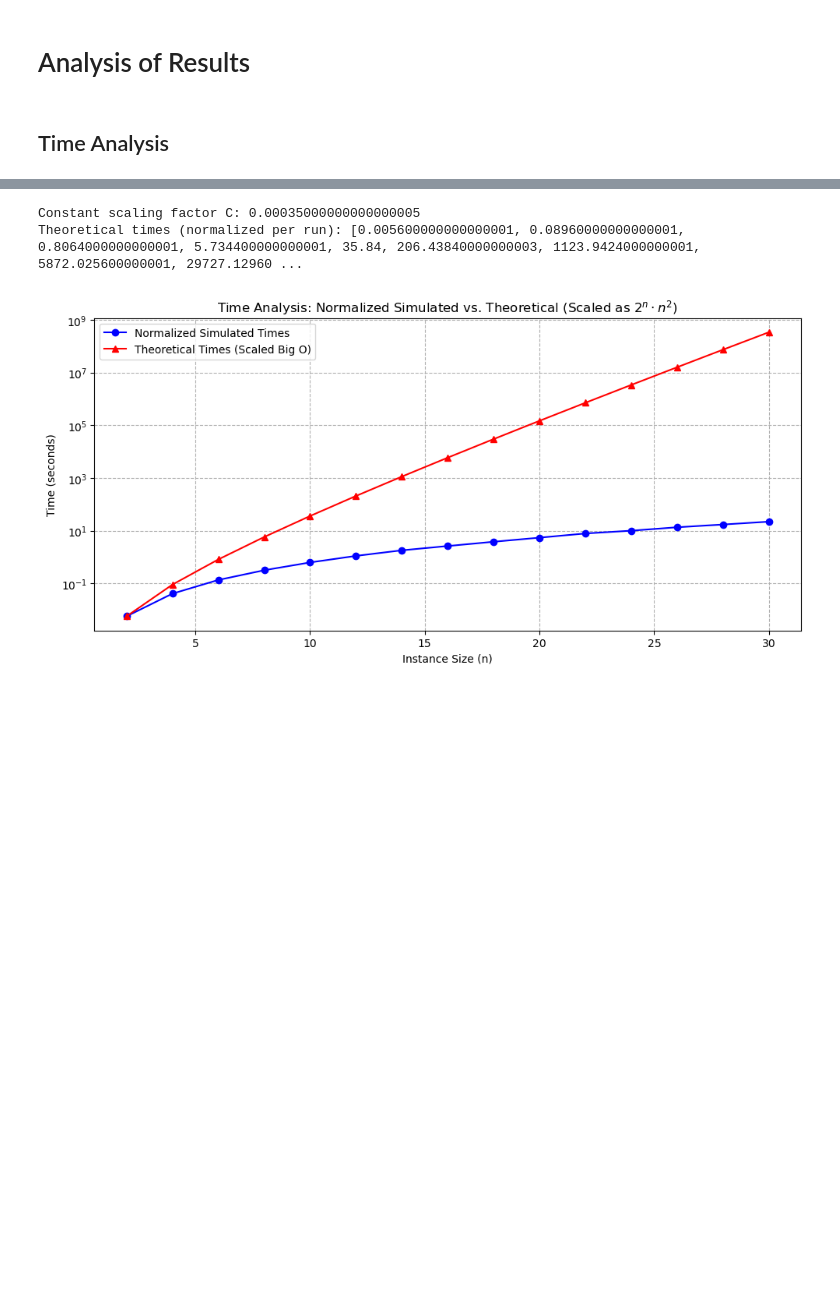
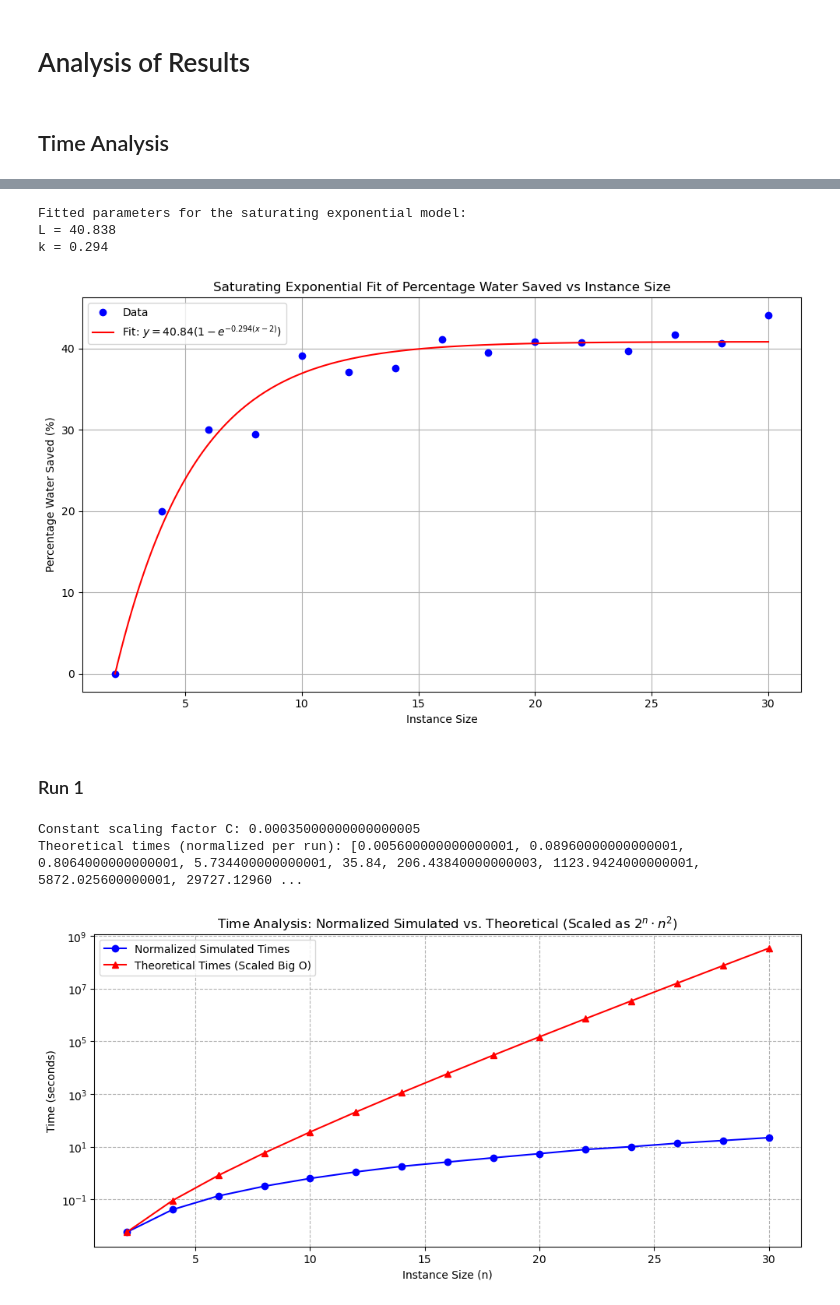
Before and after one commit to NiallCarbery/QUBO_Panama, a Jupyter notebook: results/Simulated_Results/Result_Analysis.ipynb, the cells around one changed output, grey strips where cells are left out. Saved outputs shown, nothing was run; the diff lists cells and outputs as text; code cells hidden in the pictures; blank space fills up the shorter version.

```diff
--- a/results/Simulated_Results/Result_Analysis.ipynb
+++ b/results/Simulated_Results/Result_Analysis.ipynb
@@ -8,3 +40,43 @@ import numpy as np
+# %%
+# Define the saturating exponential model:
+# Here we assume x0 = 2 so that y(2) = L*(1 - exp(-k*(2-2))) = 0.
+def sat_exp(x, L, k):
+    return L * (1 - np.exp(-k * (x - 2)))
+
+# Provide initial guesses for L and k.
+# For example, L might be near the plateau (~45) and k can start around 0.1.
+initial_guess = [45, 0.1]
+
+# Use curve_fit to fit the model to the data.
+popt, pcov = curve_fit(sat_exp, instance_sizes, perc_saved, p0=initial_guess)
+L_fit, k_fit = popt
+
+print("Fitted parameters for the saturating exponential model:")
+print(f"L = {L_fit:.3f}")
+print(f"k = {k_fit:.3f}")
+
+# Generate a dense set of x values for plotting the fitted curve
+x_fit = np.linspace(instance_sizes[0], instance_sizes[-1], 200)
+y_fit = sat_exp(x_fit, L_fit, k_fit)
+
+# Plot the data and the saturating exponential fit.
+plt.figure(figsize=(10, 6))
+plt.plot(instance_sizes, perc_saved, 'bo', label="Data")
+plt.plot(x_fit, y_fit, 'r-', label=f"Fit: $y = {L_fit:.2f}(1-e^{{-{k_fit:.3f}(x-2)}})$")
+plt.xlabel("Instance Size")
+plt.ylabel("Percentage Water Saved (%)")
+plt.title("Saturating Exponential Fit of Percentage Water Saved vs Instance Size")
+plt.legend()
+plt.grid(True)
+plt.tight_layout()
+plt.show()
+# %% [output]
+Fitted parameters for the saturating exponential model:
+L = 40.838
+k = 0.294
+[figure, added]
+# %% [markdown]
+### Run 1
 # %%
 # --- Provided Data ---
 NUM_READS = 50
```
Also changed, not shown: parts of 4 cells of this notebook.
